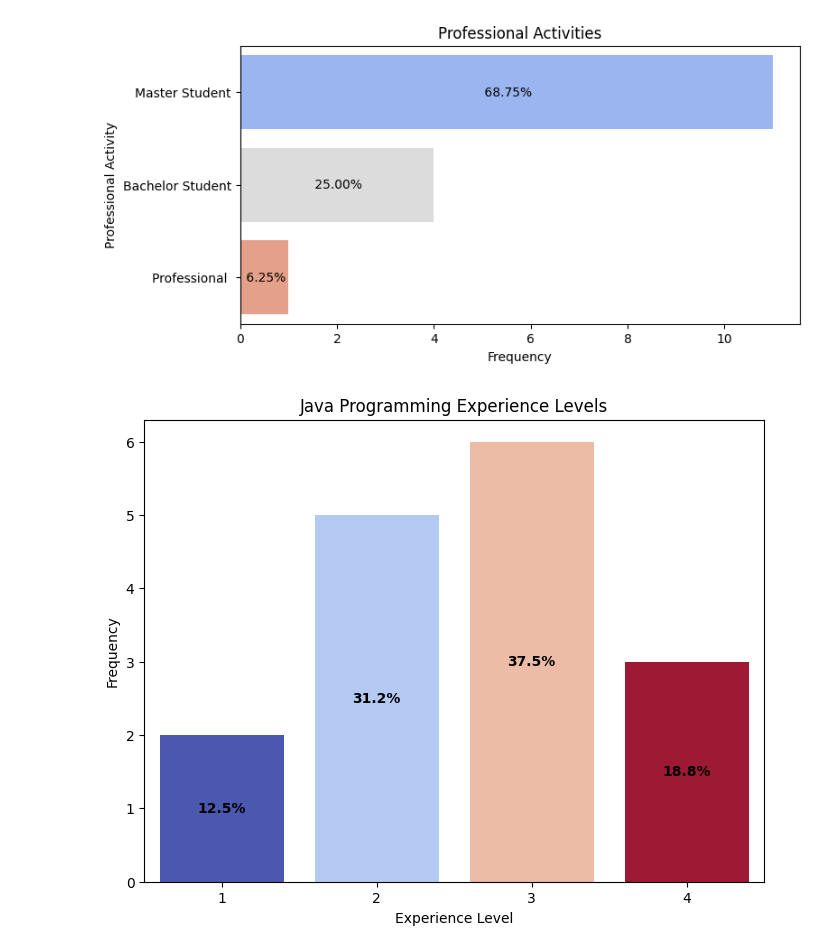
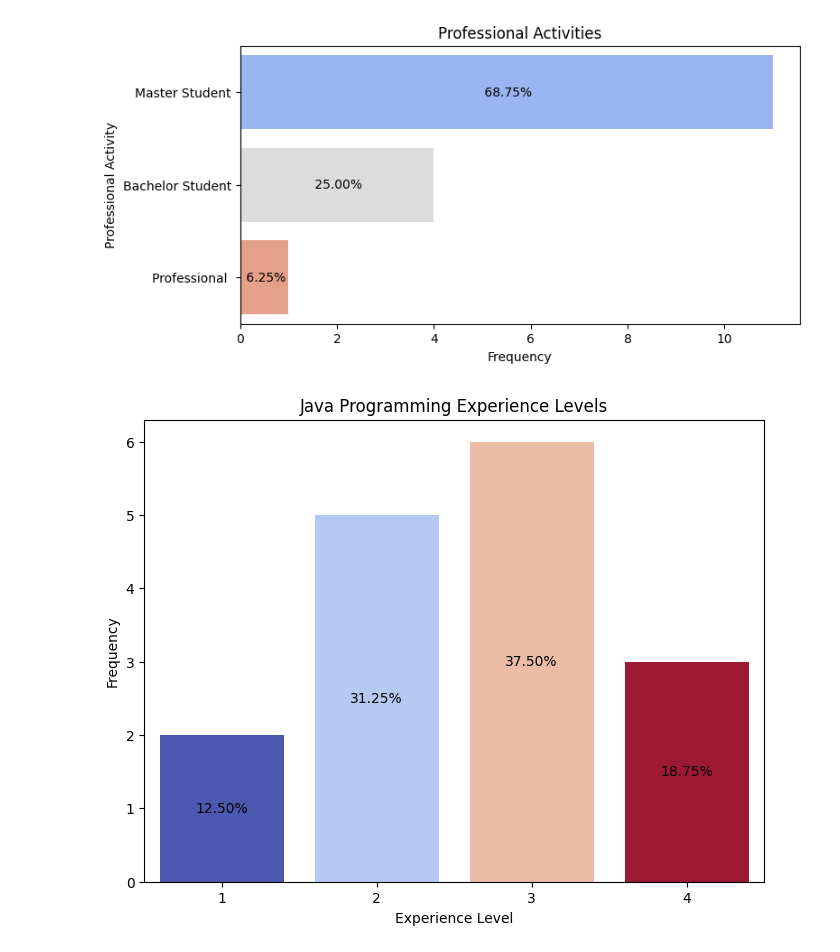
Before and after one commit to valeriatisch/LLM4FailureExplanation, a Jupyter notebook: survey/evaluation.ipynb, the cells around one changed output. Cells and saved outputs as stored; diff of their text form; code cells hidden in the pictures.

```diff
--- a/survey/evaluation.ipynb
+++ b/survey/evaluation.ipynb
@@ -394,16 +391,16 @@ plt.show()
 # %%
 plt.figure(figsize=(8, 6))
 ax = sns.countplot(x='How experienced are you in the Java programming language?', data=results_df, palette='coolwarm', hue='How experienced are you in the Java programming language?', legend=False)
 total = len(results_df)
 for p in ax.patches:
-    percentage = f'{100 * p.get_height() / total:.1f}%'
+    percentage = f'{100 * p.get_height() / total:.2f}%'
     x = p.get_x() + p.get_width() / 2
     y = p.get_height() / 2
-    ax.text(x, y, percentage, ha='center', va='center', color='black', fontweight='bold')
+    ax.text(x, y, percentage, ha='center', va='center', color='black')
 ax.set_title('Java Programming Experience Levels')
 ax.set_xlabel('Experience Level')
 ax.set_ylabel('Frequency')
 plt.savefig(visualizations_dir / 'java_programming_experience_levels.png', dpi=1200)
 plt.show()
 # %% [output]
-[figure, old version]
+[figure, new version]
```
Also changed, not shown: parts of 25 cells of this notebook, 20 other files.
